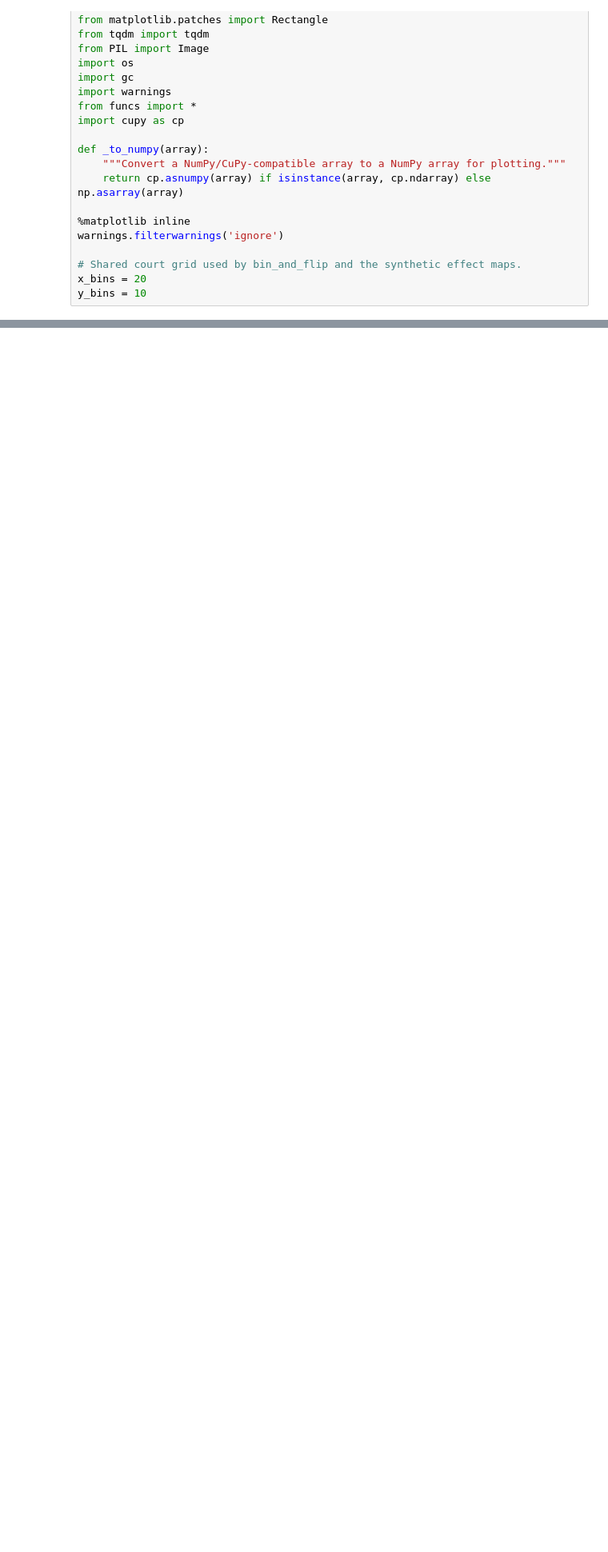
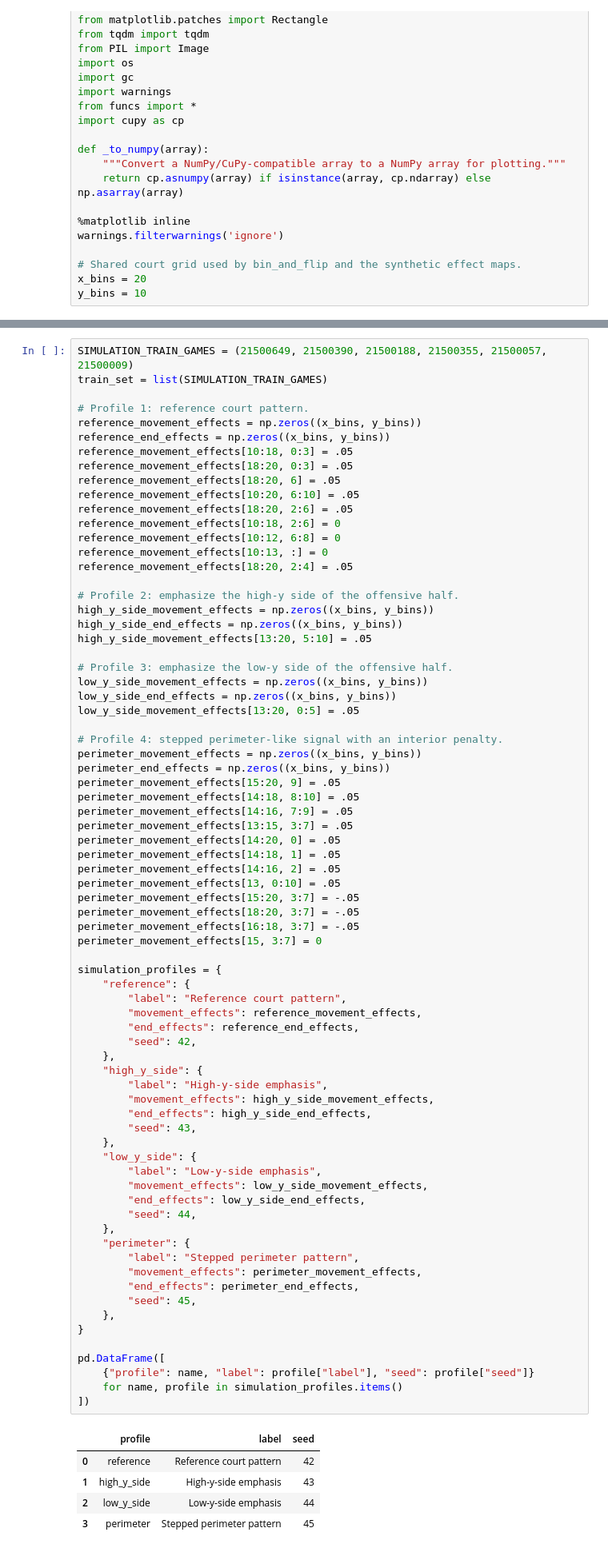
Before and after one commit to Channertheman/NBA_Analysis, a Jupyter notebook: Simulation_construction.ipynb, the cells around one changed output, grey strips where cells are left out. Shown at 80% size. Drawn from its saved outputs; the diff is of its cells as text; blank space fills up the shorter version.

```diff
--- a/Simulation_construction.ipynb
+++ b/Simulation_construction.ipynb
@@ -52,3 +56,83 @@ The training games are `21500649`, `21500390`, `21500188`, `21500355`, `21500057
+# %%
+SIMULATION_TRAIN_GAMES = (21500649, 21500390, 21500188, 21500355, 21500057, 21500009)
+train_set = list(SIMULATION_TRAIN_GAMES)
+
+# Profile 1: reference court pattern.
+reference_movement_effects = np.zeros((x_bins, y_bins))
+reference_end_effects = np.zeros((x_bins, y_bins))
+reference_movement_effects[10:18, 0:3] = .05
+reference_movement_effects[18:20, 0:3] = .05
+reference_movement_effects[18:20, 6] = .05
+reference_movement_effects[10:20, 6:10] = .05
+reference_movement_effects[18:20, 2:6] = .05
+reference_movement_effects[10:18, 2:6] = 0
+reference_movement_effects[10:12, 6:8] = 0
+reference_movement_effects[10:13, :] = 0
+reference_movement_effects[18:20, 2:4] = .05
+
+# Profile 2: emphasize the high-y side of the offensive half.
+high_y_side_movement_effects = np.zeros((x_bins, y_bins))
+high_y_side_end_effects = np.zeros((x_bins, y_bins))
+high_y_side_movement_effects[13:20, 5:10] = .05
+
+# Profile 3: emphasize the low-y side of the offensive half.
+low_y_side_movement_effects = np.zeros((x_bins, y_bins))
+low_y_side_end_effects = np.zeros((x_bins, y_bins))
+low_y_side_movement_effects[13:20, 0:5] = .05
+
+# Profile 4: stepped perimeter-like signal with an interior penalty.
+perimeter_movement_effects = np.zeros((x_bins, y_bins))
+perimeter_end_effects = np.zeros((x_bins, y_bins))
+perimeter_movement_effects[15:20, 9] = .05
+perimeter_movement_effects[14:18, 8:10] = .05
+perimeter_movement_effects[14:16, 7:9] = .05
+perimeter_movement_effects[13:15, 3:7] = .05
+perimeter_movement_effects[14:20, 0] = .05
+perimeter_movement_effects[14:18, 1] = .05
+perimeter_movement_effects[14:16, 2] = .05
+perimeter_movement_effects[13, 0:10] = .05
+perimeter_movement_effects[15:20, 3:7] = -.05
+perimeter_movement_effects[18:20, 3:7] = -.05
+perimeter_movement_effects[16:18, 3:7] = -.05
+perimeter_movement_effects[15, 3:7] = 0
+
+simulation_profiles = {
+    "reference": {
+        "label": "Reference court pattern",
+        "movement_effects": reference_movement_effects,
+        "end_effects": reference_end_effects,
+        "seed": 42,
+    },
+    "high_y_side": {
+        "label": "High-y-side emphasis",
+        "movement_effects": high_y_side_movement_effects,
+        "end_effects": high_y_side_end_effects,
+        "seed": 43,
+    },
+    "low_y_side": {
+        "label": "Low-y-side emphasis",
+        "movement_effects": low_y_side_movement_effects,
+        "end_effects": low_y_side_end_effects,
+        "seed": 44,
+    },
+    "perimeter": {
+        "label": "Stepped perimeter pattern",
+        "movement_effects": perimeter_movement_effects,
+        "end_effects": perimeter_end_effects,
+        "seed": 45,
+    },
+}
+
+pd.DataFrame([
+    {"profile": name, "label": profile["label"], "seed": profile["seed"]}
+    for name, profile in simulation_profiles.items()
+])
+# %% [output]
+|  | profile | label | seed |
+| 0 | reference | Reference court pattern | 42 |
+| 1 | high_y_side | High-y-side emphasis | 43 |
+| 2 | low_y_side | Low-y-side emphasis | 44 |
+| 3 | perimeter | Stepped perimeter pattern | 45 |
 # %% [markdown]
 ## 1. Load and bin the tracking data
 
```
Also changed, not shown: parts of 14 cells of this notebook, 1 other file.
